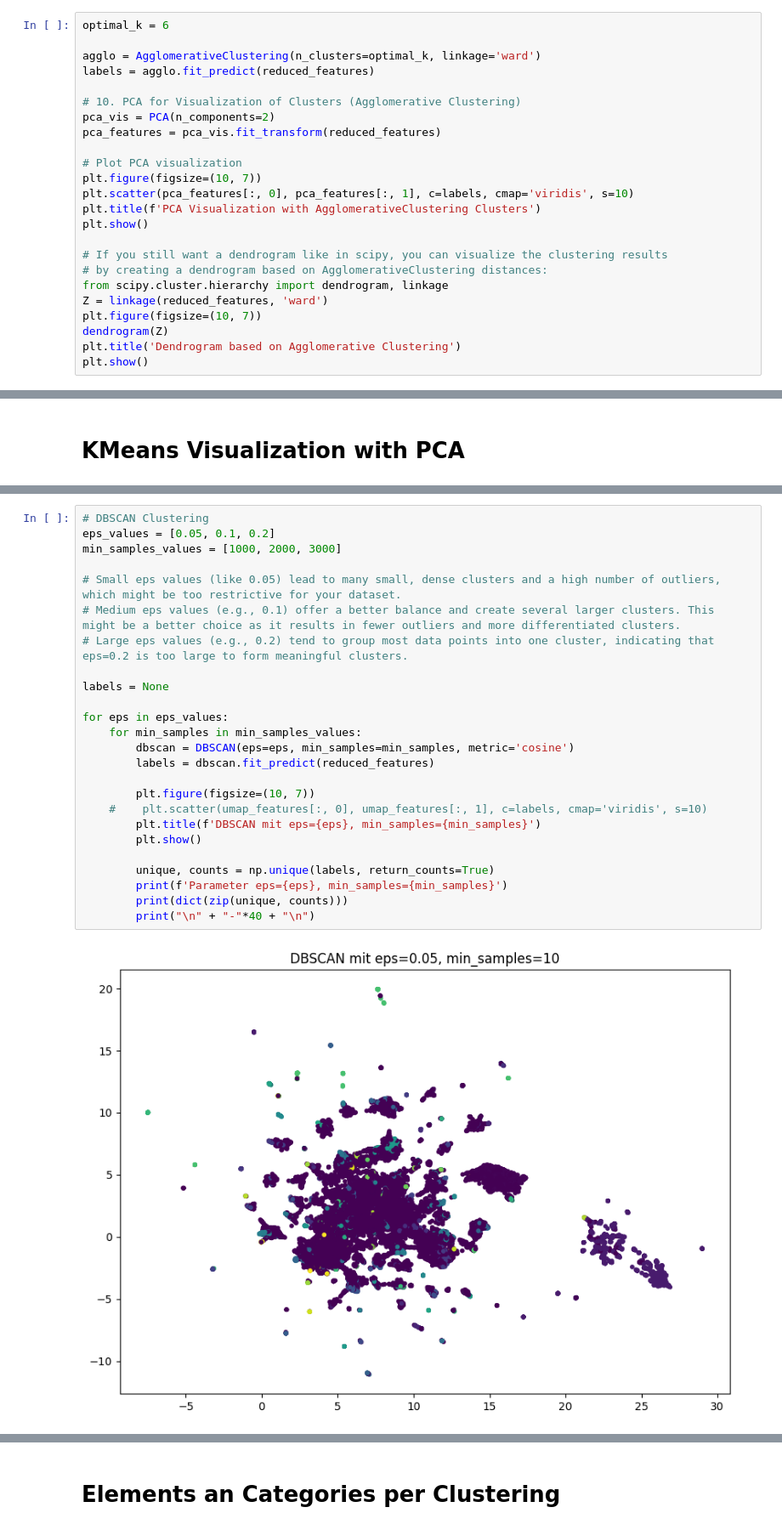
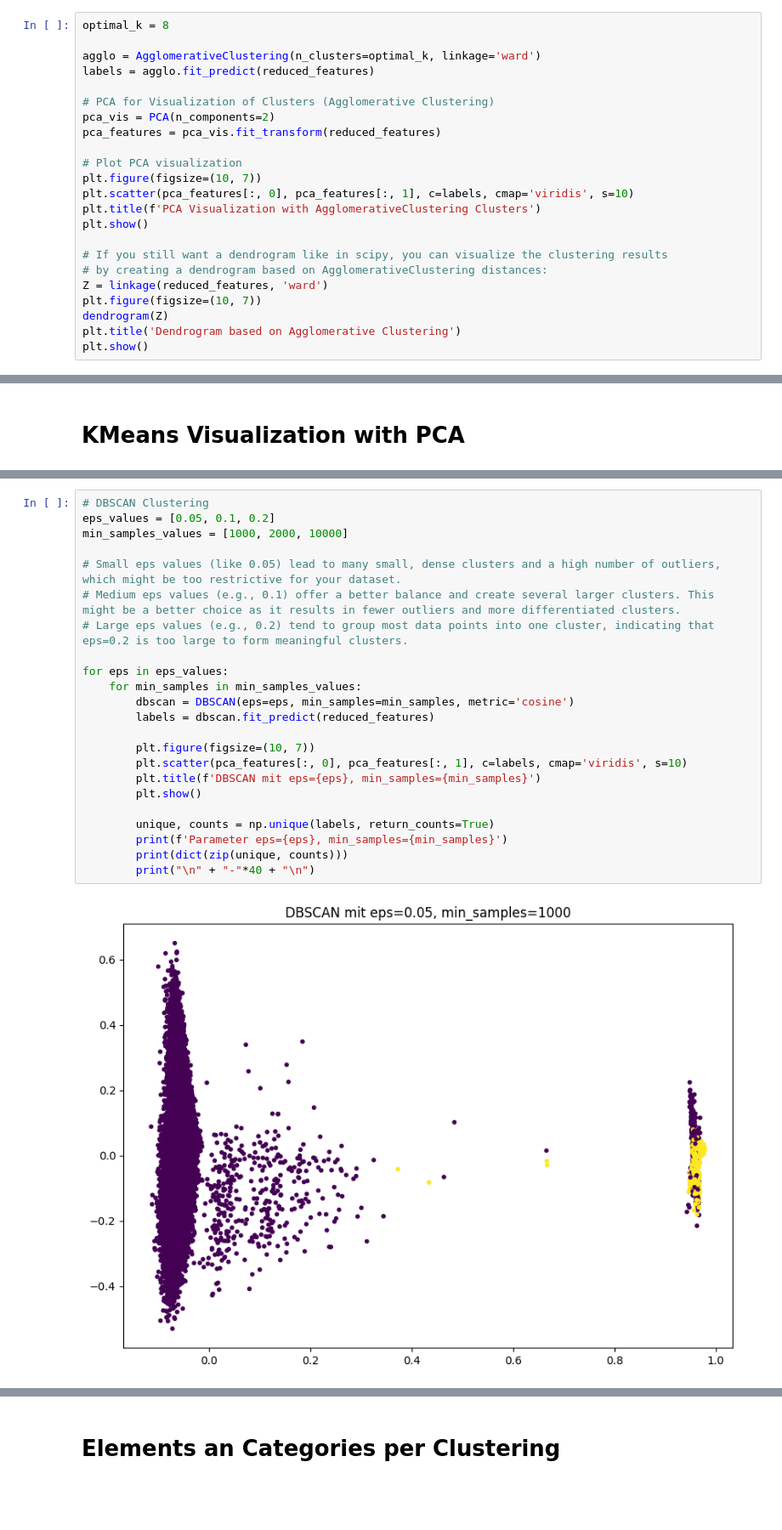
Before and after one commit to Jus-tiine/CTDS, a Jupyter notebook: GroupSimilarities.ipynb, the cells around one changed output, grey strips where cells are left out. Shown at 85% size. Drawn from its saved outputs; the diff is of its cells as text; blank space fills up the shorter version.

```diff
--- a/GroupSimilarities.ipynb
+++ b/GroupSimilarities.ipynb
@@ -148,12 +151,12 @@ plt.show()
 # %% [markdown]
 # Hierarchical Clustering with Dendrogram
 # %%
-optimal_k = 6
+optimal_k = 8
 
 agglo = AgglomerativeClustering(n_clusters=optimal_k, linkage='ward')
 labels = agglo.fit_predict(reduced_features)
 
-# 10. PCA for Visualization of Clusters (Agglomerative Clustering)
+# PCA for Visualization of Clusters (Agglomerative Clustering)
 pca_vis = PCA(n_components=2)
 pca_features = pca_vis.fit_transform(reduced_features)
 
@@ -165,7 +168,6 @@ plt.show()
 
 # If you still want a dendrogram like in scipy, you can visualize the clustering results
 # by creating a dendrogram based on AgglomerativeClustering distances:
-from scipy.cluster.hierarchy import dendrogram, linkage
 Z = linkage(reduced_features, 'ward')
 plt.figure(figsize=(10, 7))
 dendrogram(Z)
@@ -227,27 +238,25 @@ plt.show()
 # %%
 # DBSCAN Clustering
 eps_values = [0.05, 0.1, 0.2]
-min_samples_values = [1000, 2000, 3000]
+min_samples_values = [1000, 2000, 10000]
 
 # Small eps values (like 0.05) lead to many small, dense clusters and a high number of outliers, which might be too restrictive for your dataset.
 # Medium eps values (e.g., 0.1) offer a better balance and create several larger clusters. This might be a better choice as it results in fewer outliers and more differentiated clusters.
 # Large eps values (e.g., 0.2) tend to group most data points into one cluster, indicating that eps=0.2 is too large to form meaningful clusters.
-
-labels = None
 
 for eps in eps_values:
     for min_samples in min_samples_values:
         dbscan = DBSCAN(eps=eps, min_samples=min_samples, metric='cosine')
         labels = dbscan.fit_predict(reduced_features)
 
         plt.figure(figsize=(10, 7))
-    #    plt.scatter(umap_features[:, 0], umap_features[:, 1], c=labels, cmap='viridis', s=10)
+        plt.scatter(pca_features[:, 0], pca_features[:, 1], c=labels, cmap='viridis', s=10)
         plt.title(f'DBSCAN mit eps={eps}, min_samples={min_samples}')
         plt.show()
 
         unique, counts = np.unique(labels, return_counts=True)
         print(f'Parameter eps={eps}, min_samples={min_samples}')
         print(dict(zip(unique, counts)))
         print("\n" + "-"*40 + "\n")
 # %% [output]
-[figure, old version]
+[figure, new version]
```
Also changed, not shown: parts of 12 cells of this notebook.
